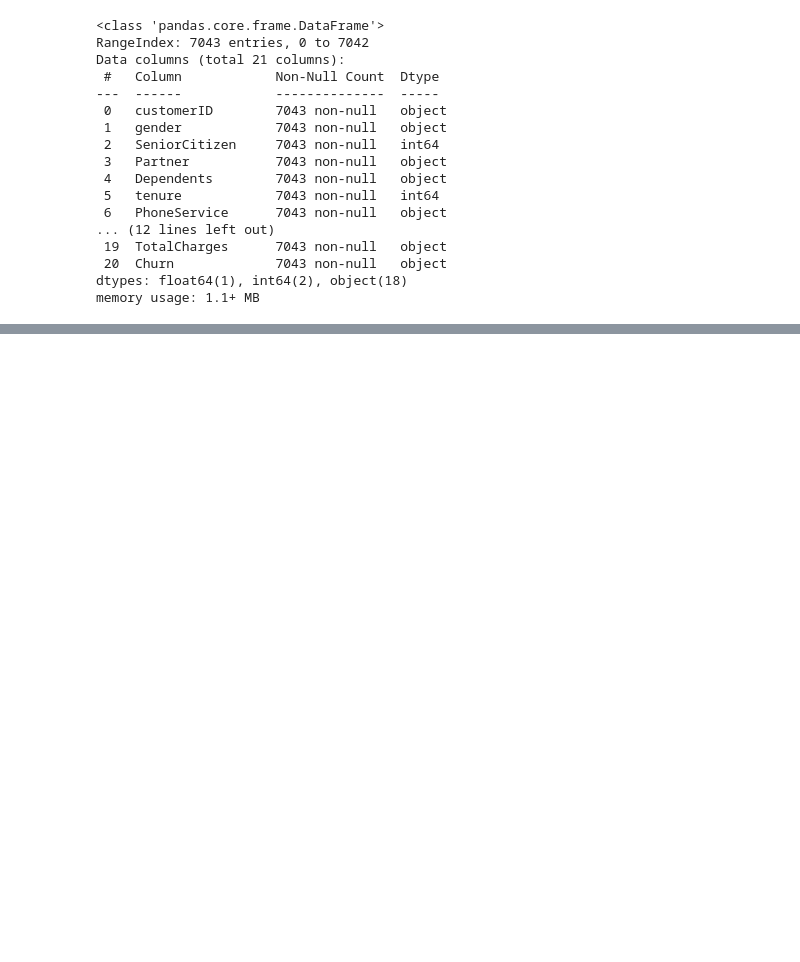
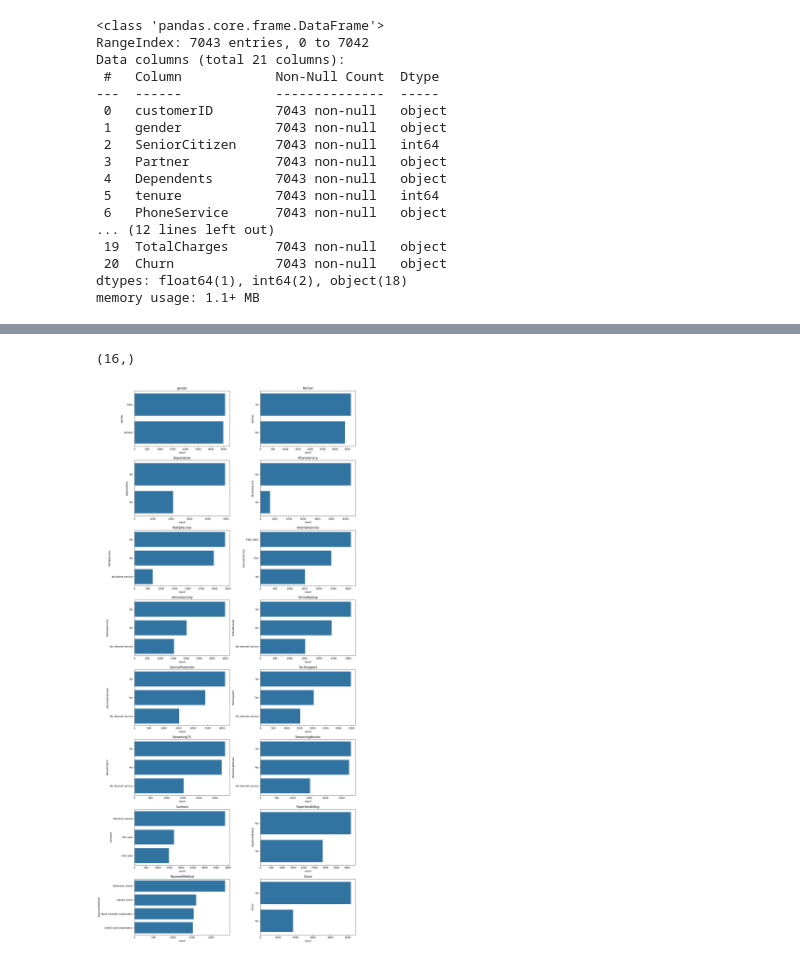
Before and after one commit to Suryansh9369/Telco-Customer-Churn-Prediction, a Jupyter notebook: notebook/01_eda.ipynb, the cells around one changed output, grey strips where cells are left out. Drawn from its saved outputs; the diff is of its cells as text; code cells hidden in the pictures; blank space fills up the shorter version.

Commit message:
numerical and categorical columns analysis

```diff
--- a/notebook/01_eda.ipynb
+++ b/notebook/01_eda.ipynb
@@ -248,0 +281,6 @@ memory usage: 1.1+ MB
+# %%
+df_copy=df.copy()
+# %%
+df_copy.drop(columns=['customerID'], inplace=True)
+# %%
+df_copy['TotalCharges'] = pd.to_numeric(df['TotalCharges'], errors='coerce')
@@ -248,0 +307,20 @@ memory usage: 1.1+ MB
+# %%
+categorical_cols = df_copy.select_dtypes(include='object').columns
+categorical_cols.shape
+# %% [output]
+(16,)
+# %%
+n_col = 2
+n_row = (len(categorical_cols) + n_col - 1) // n_col
+
+plt.figure(figsize=(15, 4 * n_row))
+
+for i, col in enumerate(categorical_cols, 1):
+    plt.subplot(n_row, n_col, i)
+    sns.countplot(y=df[col], order=df[col].value_counts().index)
+    plt.title(col)
+
+plt.tight_layout()
+plt.show()
+# %% [output]
+[figure, added]
```
Also changed, not shown: parts of 5 cells of this notebook.
